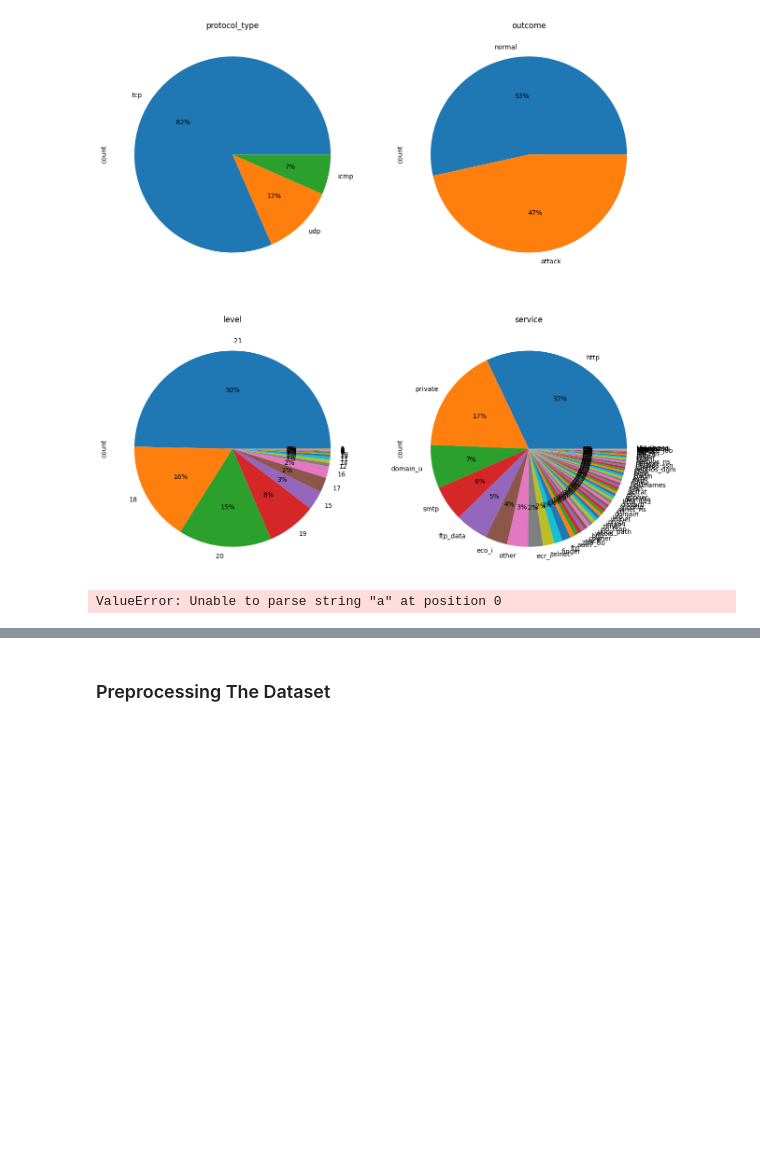
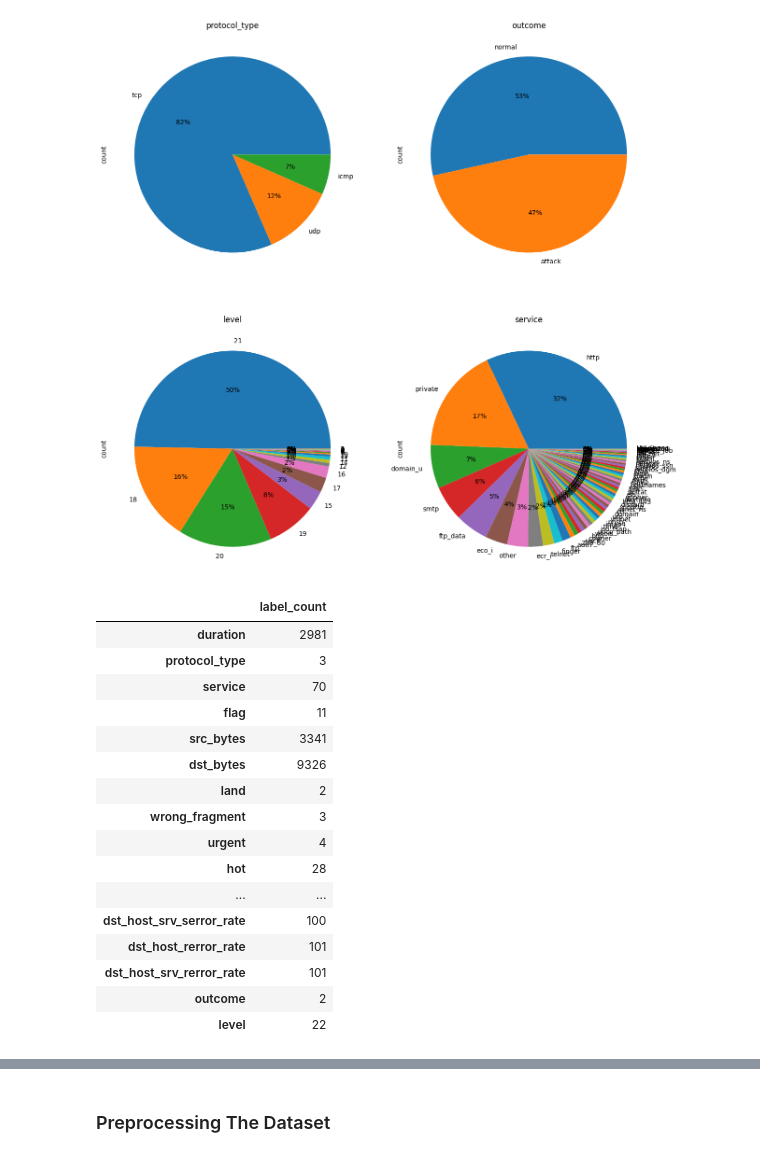
Before and after one commit to tekeuange23/ml-in-action, a Jupyter notebook: constraint-learning/constraint-learning.ipynb, the cells around one changed output, grey strips where cells are left out. Cells and saved outputs as stored; diff of their text form; code cells hidden in the pictures; blank space fills up the shorter version.

Commit message:
adding: label feature count ++ pearson_r computation 1- count the label(category) of each features 2- computing correlation coefficient

```diff
--- a/constraint-learning/constraint-learning.ipynb
+++ b/constraint-learning/constraint-learning.ipynb
@@ -108,62 +108,34 @@ pie_plot(data_train, ['protocol_type', 'outcome', 'level', 'service'], 2, 2)
 # %% [output]
 [figure]
 # %%
-## amount of label(category) of each features
-def get_label_count_and_correlation(df, target_feature):
+'''
+  @-> amount of label(category) of each features
+'''
+def label_count(df, target_feature):
   label_counts = df.nunique()
-  # correlations = df.corr()[target_feature]
+  # correlations = df.corr()[target_feature].sort_values(ascending=False)
   return pd.DataFrame({
       'label_count': label_counts,
       # 'correlation': correlations
   })
 
-result = get_label_count_and_correlation(data_train, 'outcome')
-# result
+result = label_count(data_train, 'outcome')
+result
+# %% [output]
+|  | label_count |
+| duration | 2981 |
+| protocol_type | 3 |
+| service | 70 |
+| flag | 11 |
+| src_bytes | 3341 |
+| dst_bytes | 9326 |
+| land | 2 |
+| wrong_fragment | 3 |
+| urgent | 4 |
+| hot | 28 |
+| ... | ... |
+| dst_host_srv_serror_rate | 100 |
+| dst_host_rerror_rate | 101 |
+| dst_host_srv_rerror_rate | 101 |
+| outcome | 2 |
+| level | 22 |
-# %%
-def get_feature_stats(df, target_feature):
-  # Get the number of labels for each feature.
-  label_counts = df.nunique()
-  # Calculate the correlation coefficient between each feature and the target feature.
-  corr_coefs = df.corrwith(target_feature)
-  # Create a new DataFrame with the label counts and correlation coefficients.
-  stats_df = pd.DataFrame({
-      'label_count': label_counts,
-      'correlation_coefficient': corr_coefs
-  })
-  # Set the index to the feature names.
-  stats_df.index = df.columns
-  return stats_df
-
-
-def get_feature_stats2(df, target_feature):
-  clone = df.copy(deep=True)
-  # Get the number of labels for each feature.
-  label_counts = df.nunique()
-  # Convert the string features to numeric features.
-  clone['feature_1_numeric'] = pd.to_numeric(clone['feature_1'])
-  clone['feature_2_numeric'] = pd.to_numeric(clone['feature_2'])
-  # Calculate the correlation coefficient between each feature and the target feature.
-  corr_coefs = clone.corrwith(target_feature)
-  # Create a new DataFrame with the label counts and correlation coefficients.
-  stats_df = pd.DataFrame({
-      'label_count': label_counts,
-      'correlation_coefficient': corr_coefs
-  })
-  # Set the index to the feature names.
-  stats_df.index = clone.columns
-  return stats_df
-
-df = pd.DataFrame({
-    'feature_0': [-1, -1, 0, 0, -1],
-    'feature_1': ['a', 'a', 'b', 'b', 'b'],
-    'feature_2': ['c', 'c', 'c', 'd', 'd'],
-    'feature_3': [1, 2, 3, 4, 5],
-    'feature_4': [0, 0, 1, 1, 0],
-    'outcome': [1, 1, 0, 0, 1]
-})
-
-stats_df = get_feature_stats2(df, 'outcome')
-
-print(stats_df)
-# %% [output]
-ValueError: Unable to parse string "a" at position 0
```
Also changed, not shown: parts of 4 cells of this notebook.
